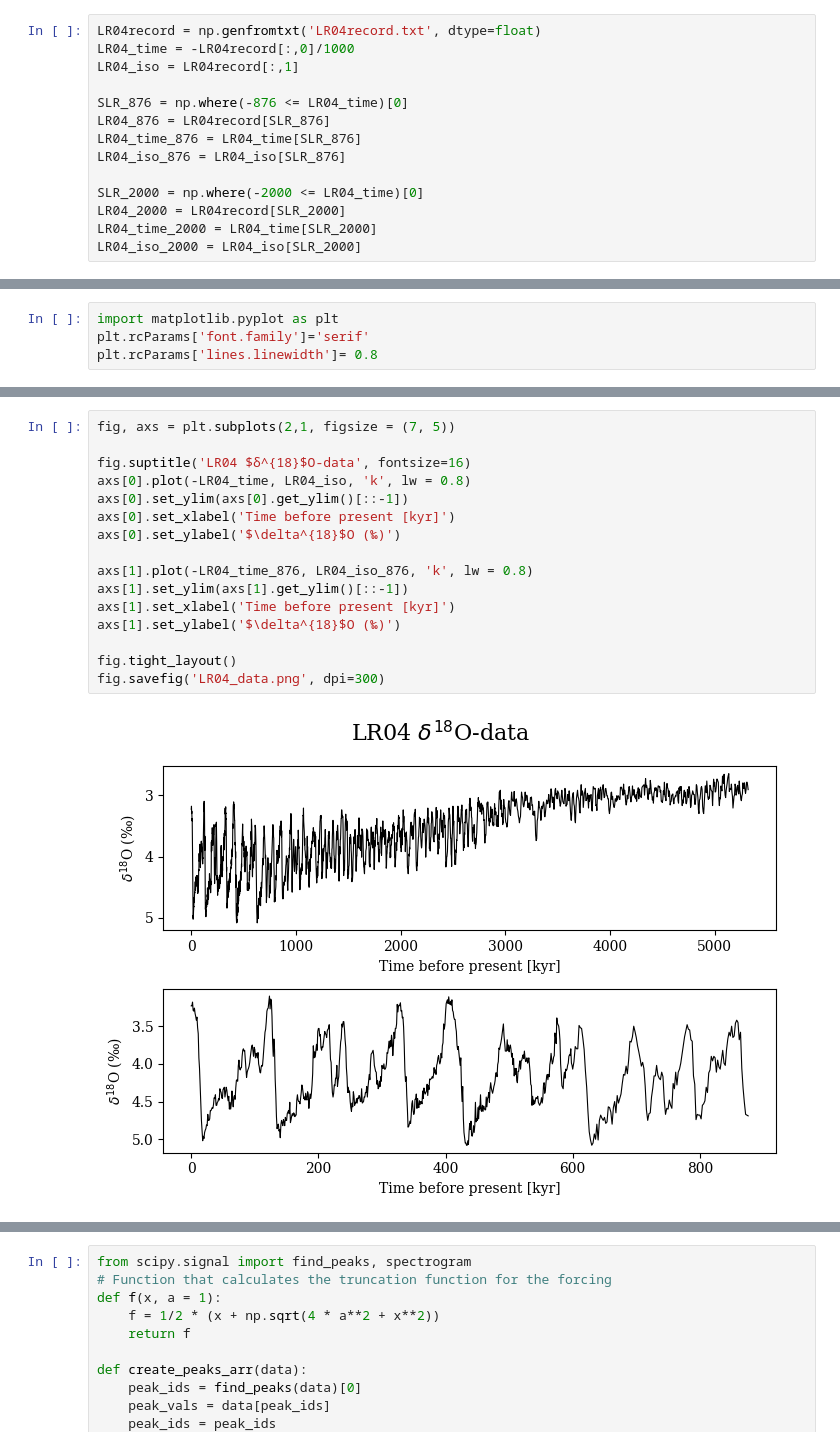
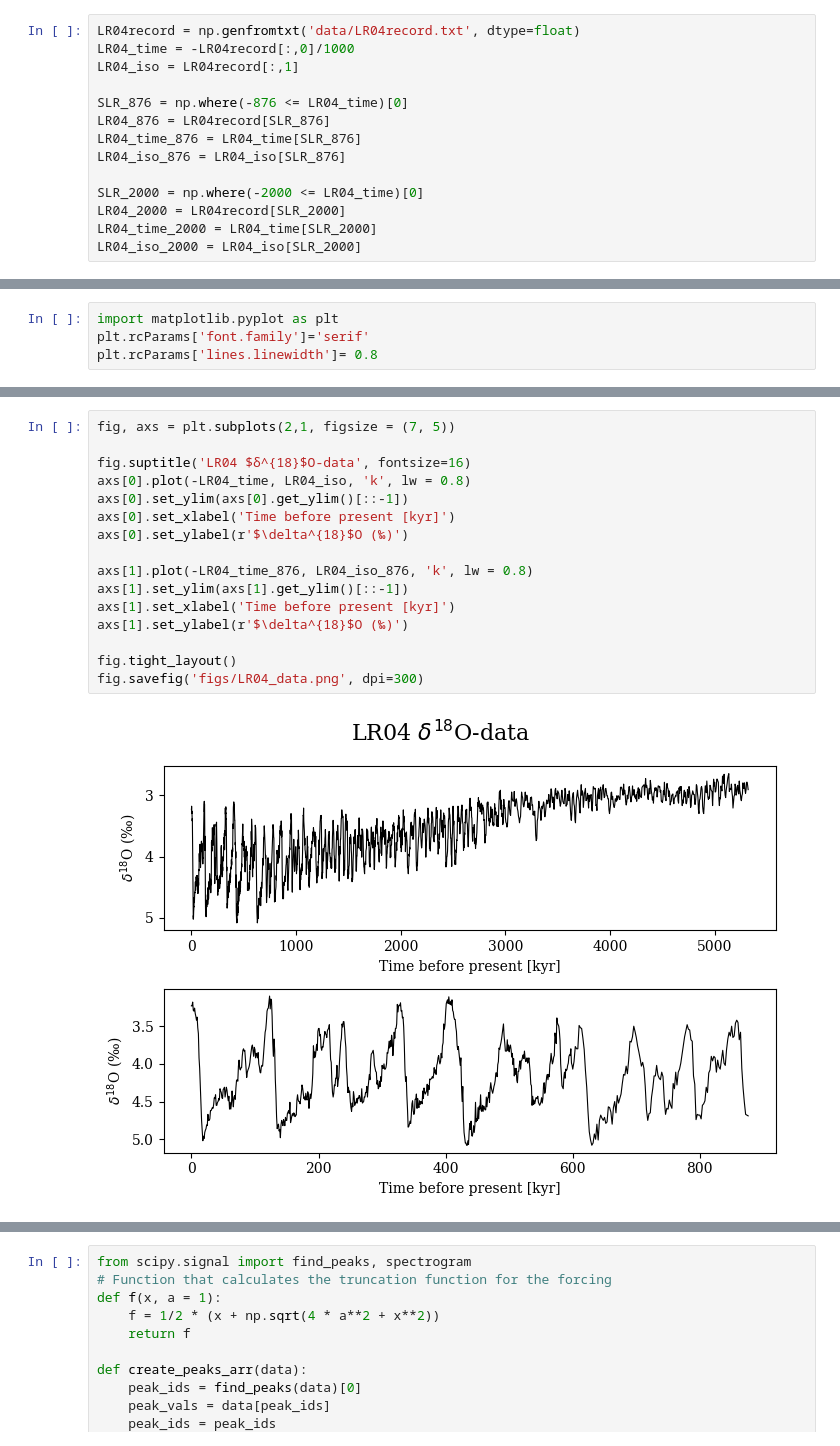
Before and after one commit to carlivas/Glacial-Interglacial-Cycles, a Jupyter notebook: Project_v6.ipynb, the cells around one changed output, grey strips where cells are left out. Drawn from its saved outputs; the diff is of its cells as text.

```diff
--- a/Project_v6.ipynb
+++ b/Project_v6.ipynb
@@ -52,7 +52,7 @@ berger_prec_2000 = berger_prec[SB_2000]
 # %% [markdown]
 ## The LR04 $\delta^{18}\mathrm{O}$ data
 # %%
-LR04record = np.genfromtxt('LR04record.txt', dtype=float)
+LR04record = np.genfromtxt('data/LR04record.txt', dtype=float)
 LR04_time = -LR04record[:,0]/1000
 LR04_iso = LR04record[:,1]
 
@@ -166,21 +166,21 @@ fig.savefig('orbital_parameters.png', dpi=300)
 # %%
 fig, axs = plt.subplots(2,1, figsize = (7, 5))
 
 fig.suptitle('LR04 $δ^{18}$O-data', fontsize=16)
 axs[0].plot(-LR04_time, LR04_iso, 'k', lw = 0.8)
 axs[0].set_ylim(axs[0].get_ylim()[::-1])
 axs[0].set_xlabel('Time before present [kyr]')
-axs[0].set_ylabel('$\delta^{18}$O (‰)')
+axs[0].set_ylabel(r'$\delta^{18}$O (‰)')
 
 axs[1].plot(-LR04_time_876, LR04_iso_876, 'k', lw = 0.8)
 axs[1].set_ylim(axs[1].get_ylim()[::-1])
 axs[1].set_xlabel('Time before present [kyr]')
-axs[1].set_ylabel('$\delta^{18}$O (‰)')
+axs[1].set_ylabel(r'$\delta^{18}$O (‰)')
 
 fig.tight_layout()
-fig.savefig('LR04_data.png', dpi=300)
+fig.savefig('figs/LR04_data.png', dpi=300)
 # %% [output]
-[figure, old version]
+[figure, new version]
 # %%
 gs = dict(hspace=0)
 fig, axs = plt.subplots(1,1, figsize = (7, 3), sharex=True, gridspec_kw = gs)
```
Also changed, not shown: parts of 15 cells of this notebook, 45 other files.
